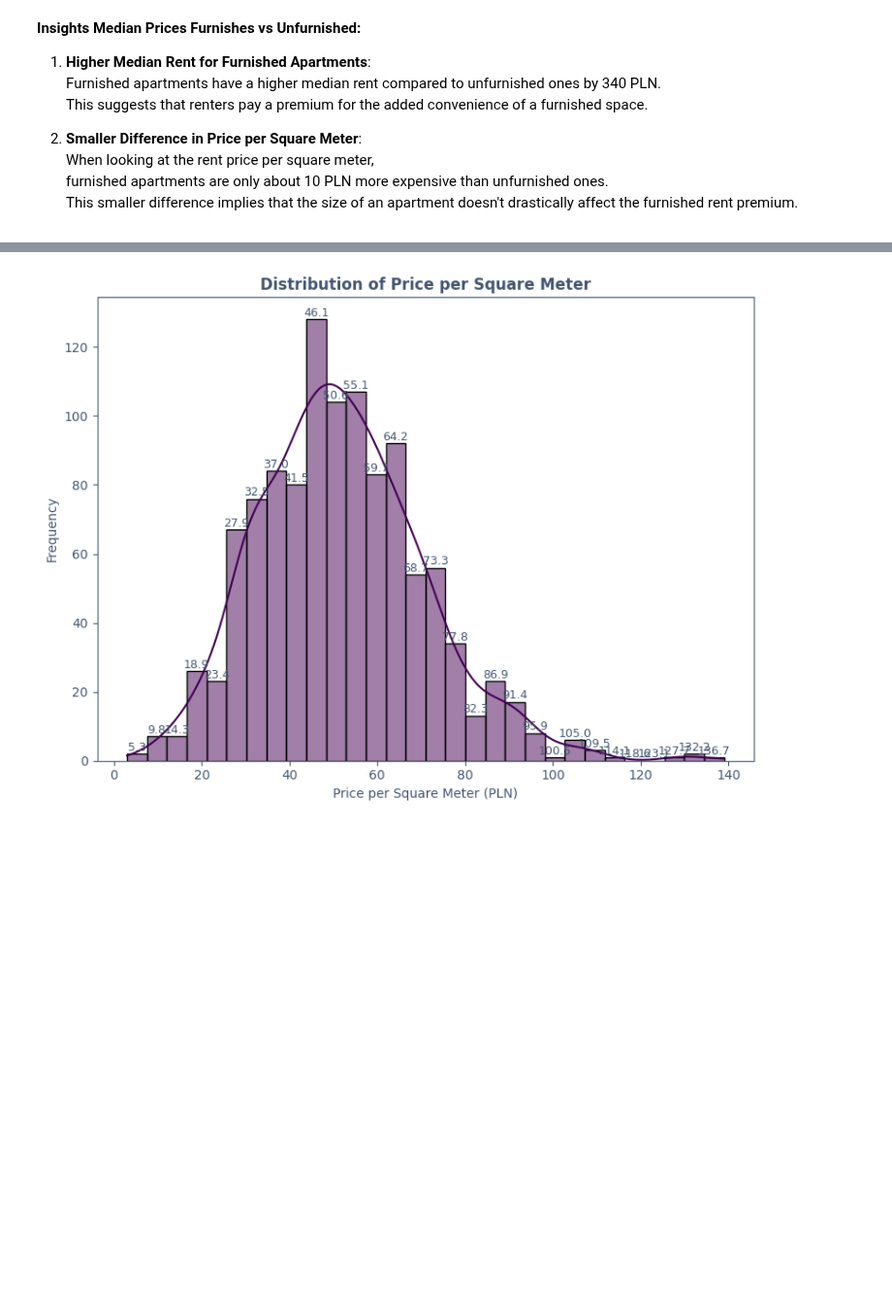
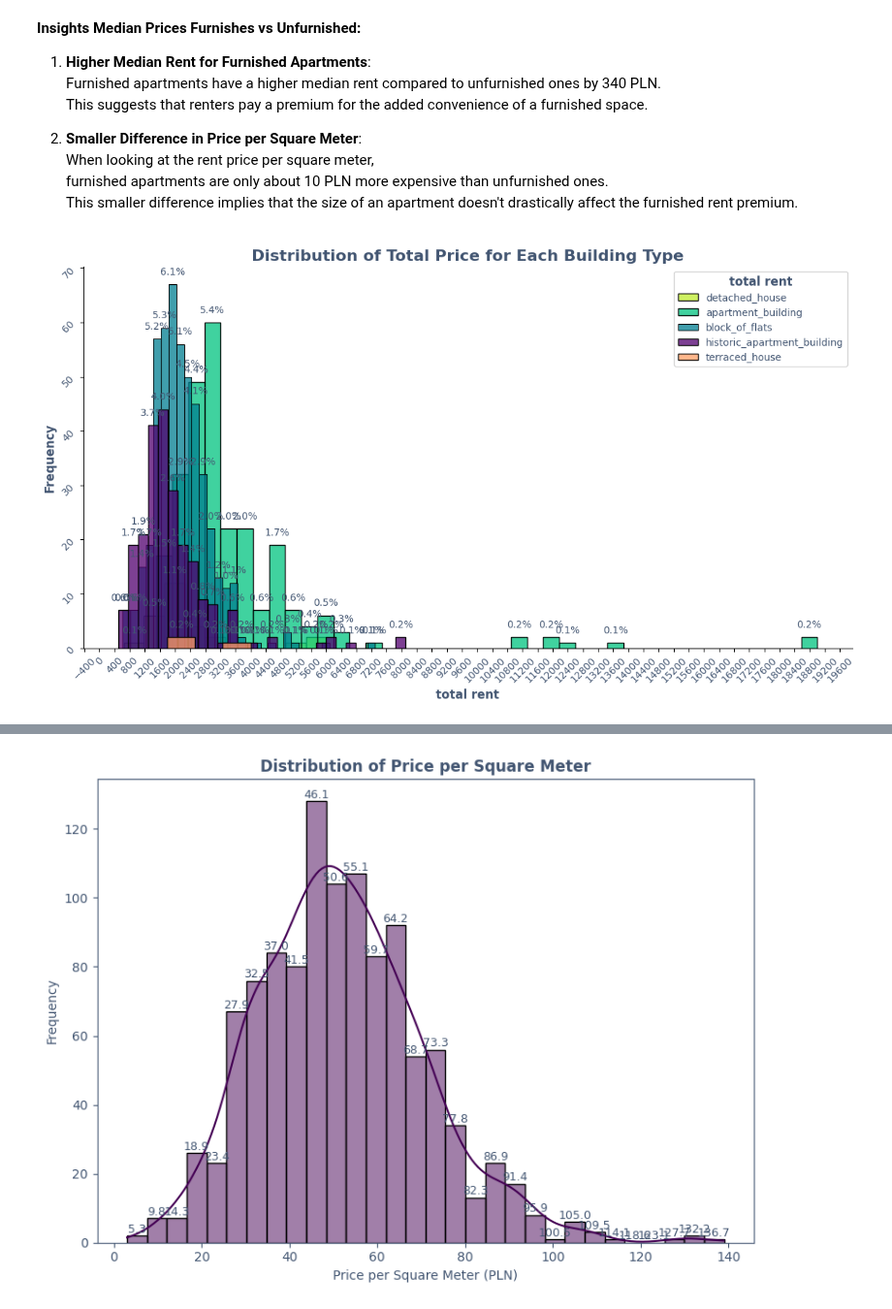
Before and after one commit to Luk-kar/Home-Market-Harvester, a Jupyter notebook: notebooks/003_EDA.ipynb, the cells around one changed output, grey strips where cells are left out. Shown at 97% size. Drawn from its saved outputs; the diff is of its cells as text; code cells hidden in the pictures; blank space fills up the shorter version.

```diff
--- a/notebooks/003_EDA.ipynb
+++ b/notebooks/003_EDA.ipynb
@@ -568,0 +645,11 @@ This smaller difference implies that the size of an apartment doesn't drasticall
+# %%
+show_categorical_data_percentage_distribution(
+    combined_df,
+    ('type_and_year', 'building_type'),
+    ('pricing', 'total_rent'),
+    'Distribution of Total Price for Each Building Type',
+    x_ticks_number= 60,
+    x_ticks_rotation= True
+    )
+# %% [output]
+[figure, added]
```
Also changed, not shown: parts of 20 cells of this notebook, 1 other file.
